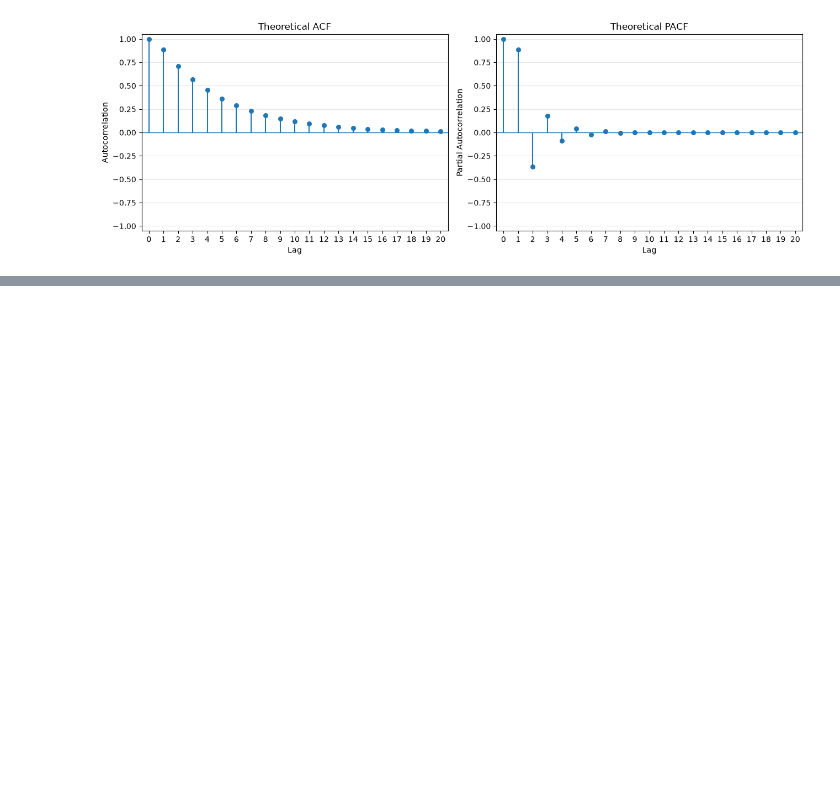
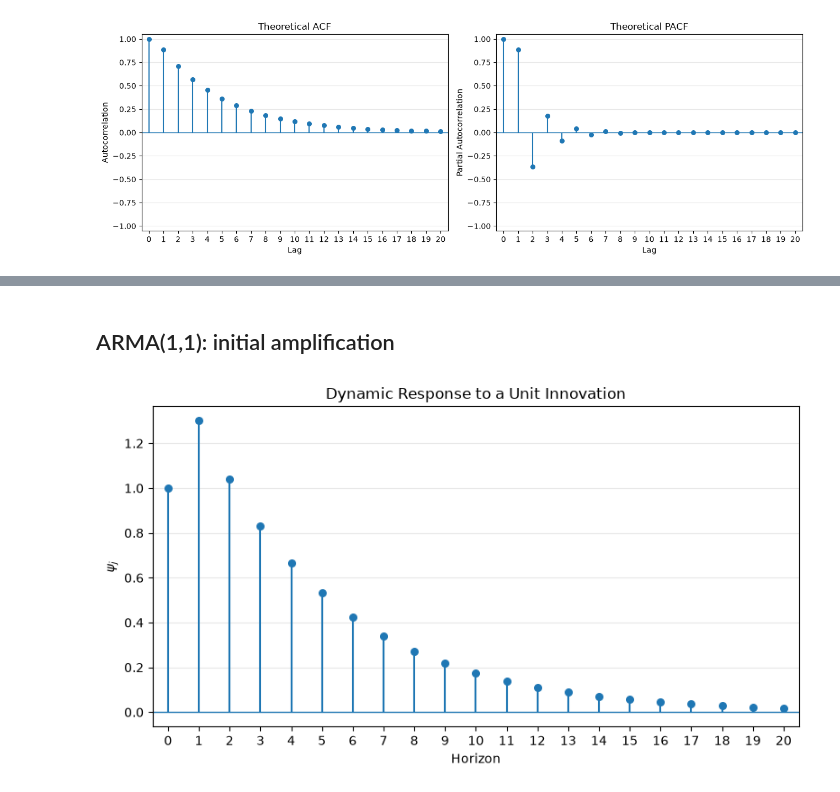
Before and after one commit to maarranz/ARMA-theory, a Jupyter notebook: ARMA_Theory_Demo.ipynb, the cells around one changed output, grey strips where cells are left out. Drawn from its saved outputs; the diff is of its cells as text; code cells hidden in the pictures; blank space fills up the shorter version.

```diff
--- a/ARMA_Theory_Demo.ipynb
+++ b/ARMA_Theory_Demo.ipynb
@@ -468,0 +660,10 @@ fig, axes = arma.plot_arma_correlations(
+# %% [markdown]
+## ARMA(1,1): initial amplification
+# %%
+fig, ax = arma.plot_arma_dynamic_response(
+    ar=[0.8],
+    ma=[0.5],
+    horizon=20,
+)
+# %% [output]
+[figure, added]
```
Also changed, not shown: parts of 44 cells of this notebook, 2 other files.
